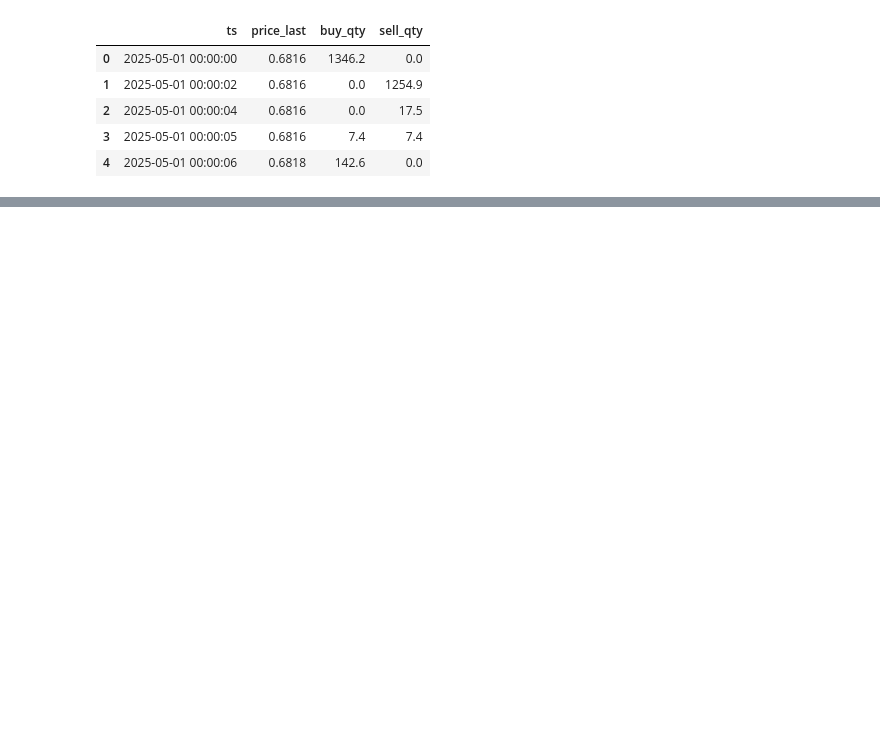
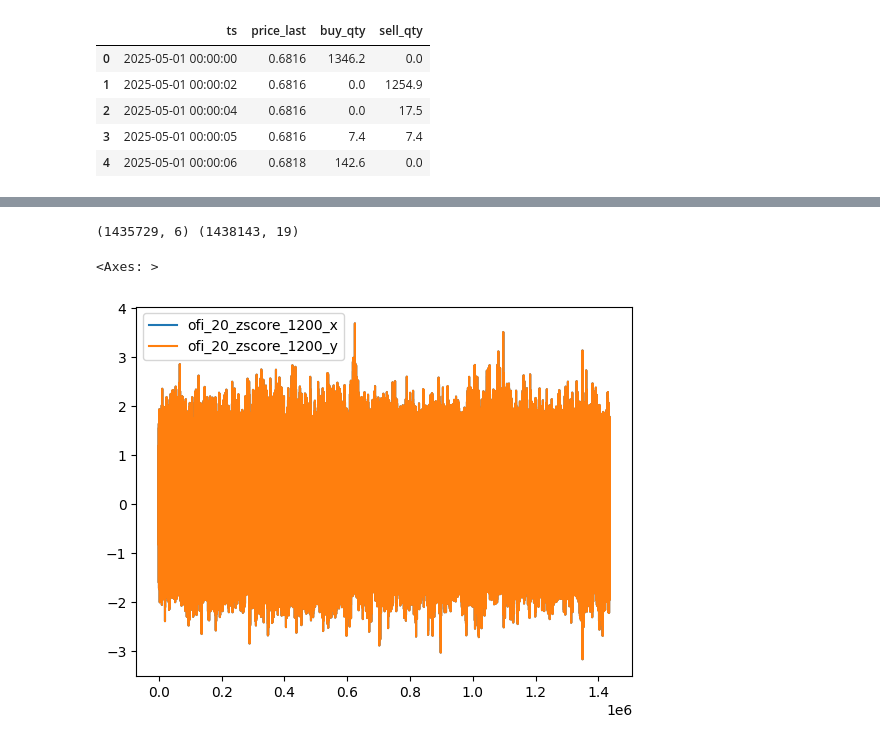
Before and after one commit to ybektas20/drl-crypto, a Jupyter notebook: notebooks/eda.ipynb, the cells around one changed output, grey strips where cells are left out. Drawn from its saved outputs; the diff is of its cells as text; code cells hidden in the pictures; blank space fills up the shorter version.

```diff
--- a/notebooks/eda.ipynb
+++ b/notebooks/eda.ipynb
@@ -74,4 +50,5 @@ def normalize_zscore(series, window=60):
 # %%
-X = pd.read_parquet("/home/yusuf/quant/drl-crypto/data/processed/1s/ADAUSDT/ADAUSDT-feat-1s-2025-05.parquet")
+path_fet = "/home/yusuf/quant/drl-crypto/data/features/1s/ADAUSDT-1s-2025-05.parquet"
+X = pd.read_parquet(path_fet)
 X.info()
 # %% [output]
@@ -78,0 +72,13 @@ FileNotFoundError: [Errno 2] No such file or directory: '/home/yusuf/quant/drl-c
+# %%
+df["ofi_20_zscore_1200"] = normalize_zscore(df.ofi, 1200)
+# %%
+df = df.dropna()
+X = X.dropna()
+print(df.shape, X.shape)
+# %% [output]
+(1435729, 6) (1438143, 19)
+# %%
+ = pd.merge(df[["ts", "ofi_20_zscore_1200"]], X[["ts", "ofi_20_zscore_1200" ]], on="ts", how="inner")
+# %% [output]
+<Axes: >
+[figure, added]
```
Also changed, not shown: parts of 6 cells of this notebook, 1 other file.
